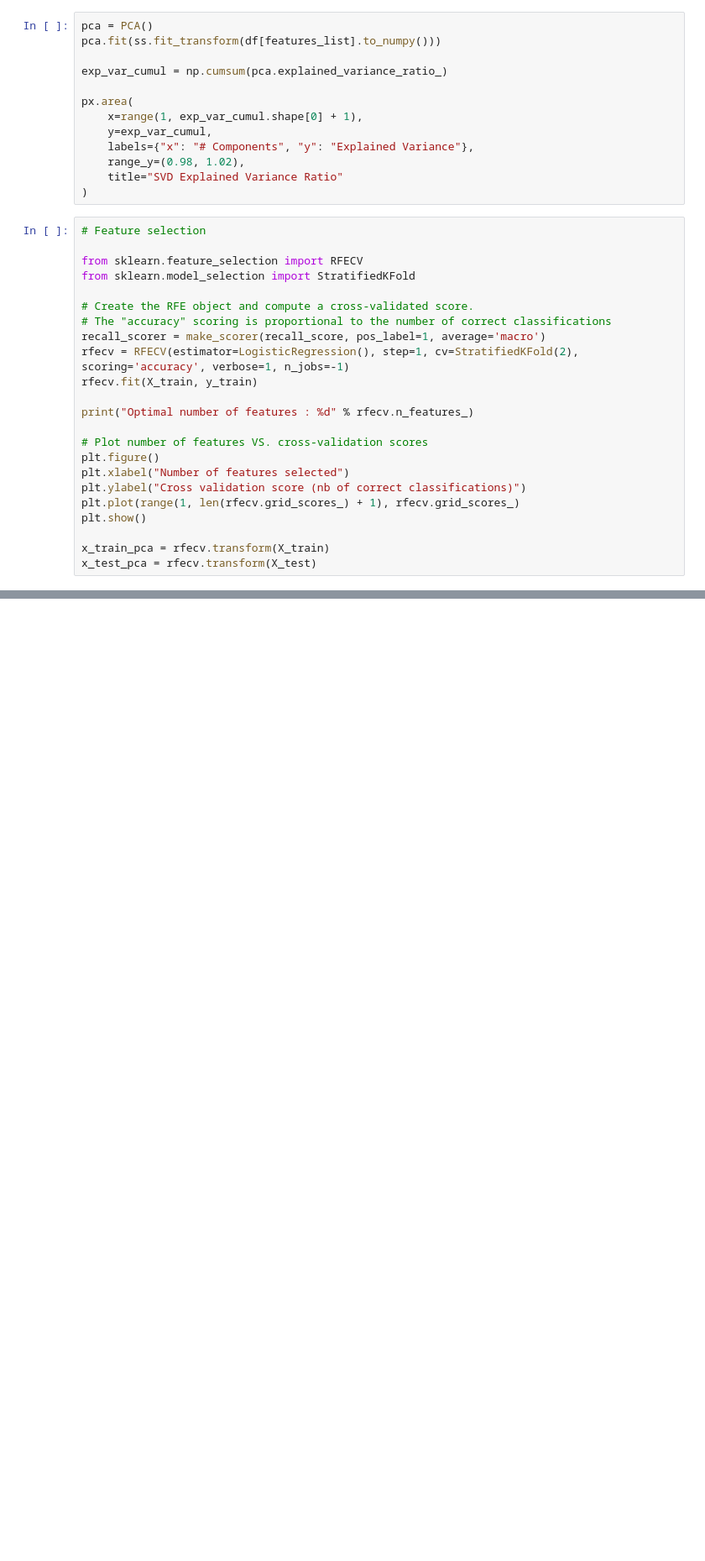
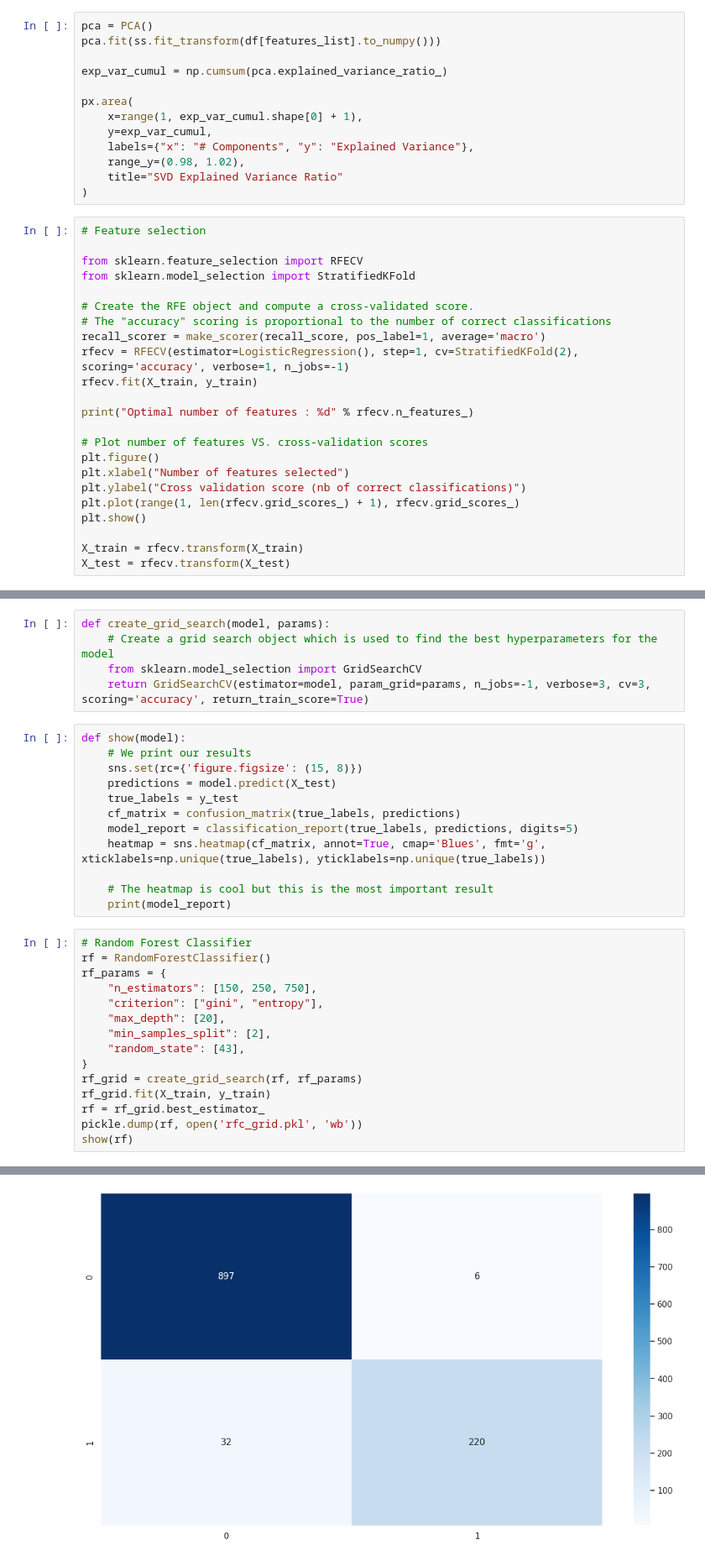
Before and after one commit to VictoKu1/IndustrialControlSystemCyberAttackDetectingCourse, a Jupyter notebook: Industrial_Power_Control_Cyber_Attacks_Detection.ipynb, the cells around one changed output, grey strips where cells are left out. Shown at 84% size. Cells and saved outputs as stored; diff of their text form; blank space fills up the shorter version.

```diff
--- a/Industrial_Power_Control_Cyber_Attacks_Detection.ipynb
+++ b/Industrial_Power_Control_Cyber_Attacks_Detection.ipynb
@@ -398,8 +414,8 @@ plt.ylabel("Cross validation score (nb of correct classifications)")
 plt.plot(range(1, len(rfecv.grid_scores_) + 1), rfecv.grid_scores_)
 plt.show()
 
-x_train_pca = rfecv.transform(X_train)
-x_test_pca = rfecv.transform(X_test)
+X_train = rfecv.transform(X_train)
+X_test = rfecv.transform(X_test)
 # %% [output]
 Fitting estimator with 119 features.
 Fitting estimator with 119 features.
@@ -551,0 +573,33 @@ Please also refer to the documentation for alternative solver options:
+# %%
+def create_grid_search(model, params):
+    # Create a grid search object which is used to find the best hyperparameters for the model
+    from sklearn.model_selection import GridSearchCV
+    return GridSearchCV(estimator=model, param_grid=params, n_jobs=-1, verbose=3, cv=3, scoring='accuracy', return_train_score=True)
+# %%
+def show(model):
+    # We print our results
+    sns.set(rc={'figure.figsize': (15, 8)})
+    predictions = model.predict(X_test)
+    true_labels = y_test
+    cf_matrix = confusion_matrix(true_labels, predictions)
+    model_report = classification_report(true_labels, predictions, digits=5)
+    heatmap = sns.heatmap(cf_matrix, annot=True, cmap='Blues', fmt='g', xticklabels=np.unique(true_labels), yticklabels=np.unique(true_labels))
+
+    # The heatmap is cool but this is the most important result
+    print(model_report)
+# %%
+# Random Forest Classifier
+rf = RandomForestClassifier()
+rf_params = {
+    "n_estimators": [150, 250, 750],
+    "criterion": ["gini", "entropy"],
+    "max_depth": [20],
+    "min_samples_split": [2],
+    "random_state": [43],
+}
+rf_grid = create_grid_search(rf, rf_params)
+rf_grid.fit(X_train, y_train)
+rf = rf_grid.best_estimator_
+pickle.dump(rf, open('rfc_grid.pkl', 'wb'))
+show(rf)
+# %% [output]
@@ -551,0 +623 @@ Please also refer to the documentation for alternative solver options:
+[figure, added]
```
Also changed, not shown: parts of 11 cells of this notebook, 2 other files.
